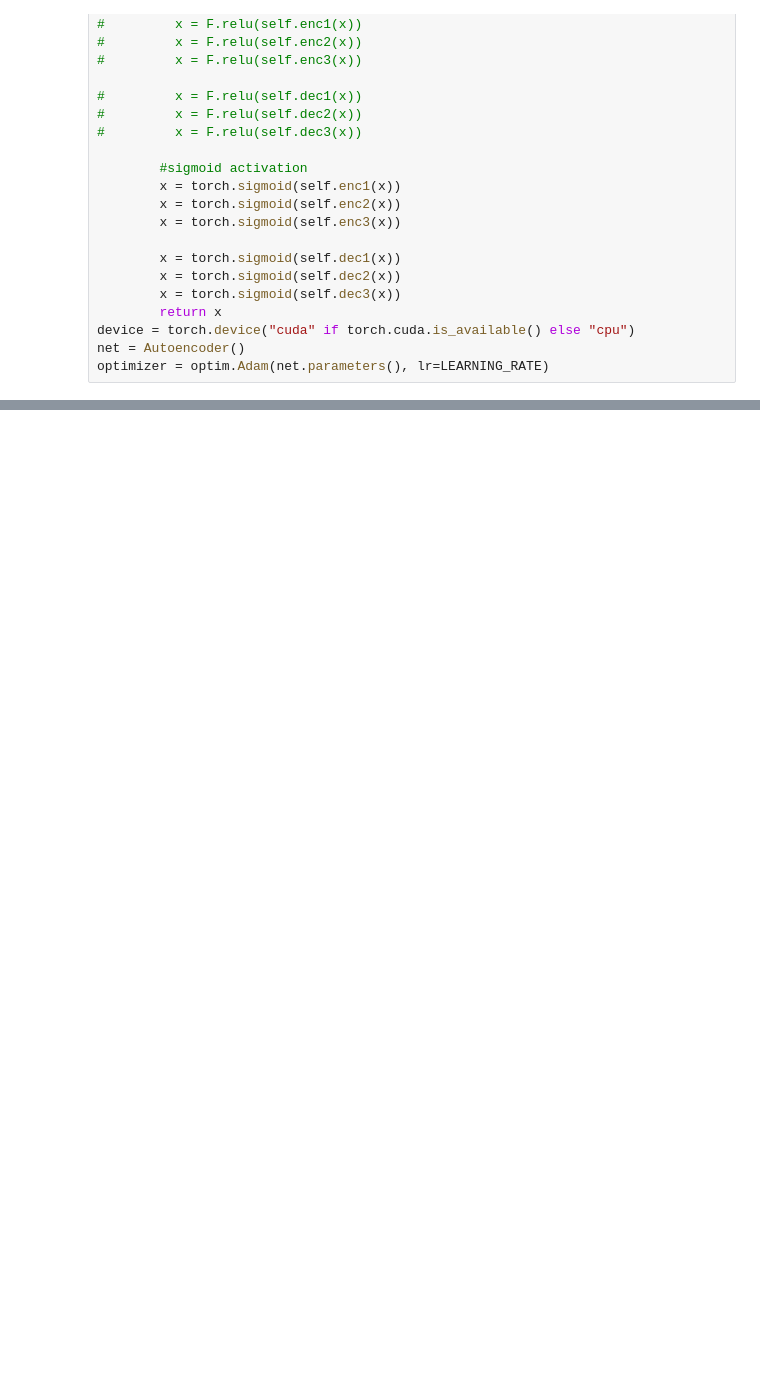
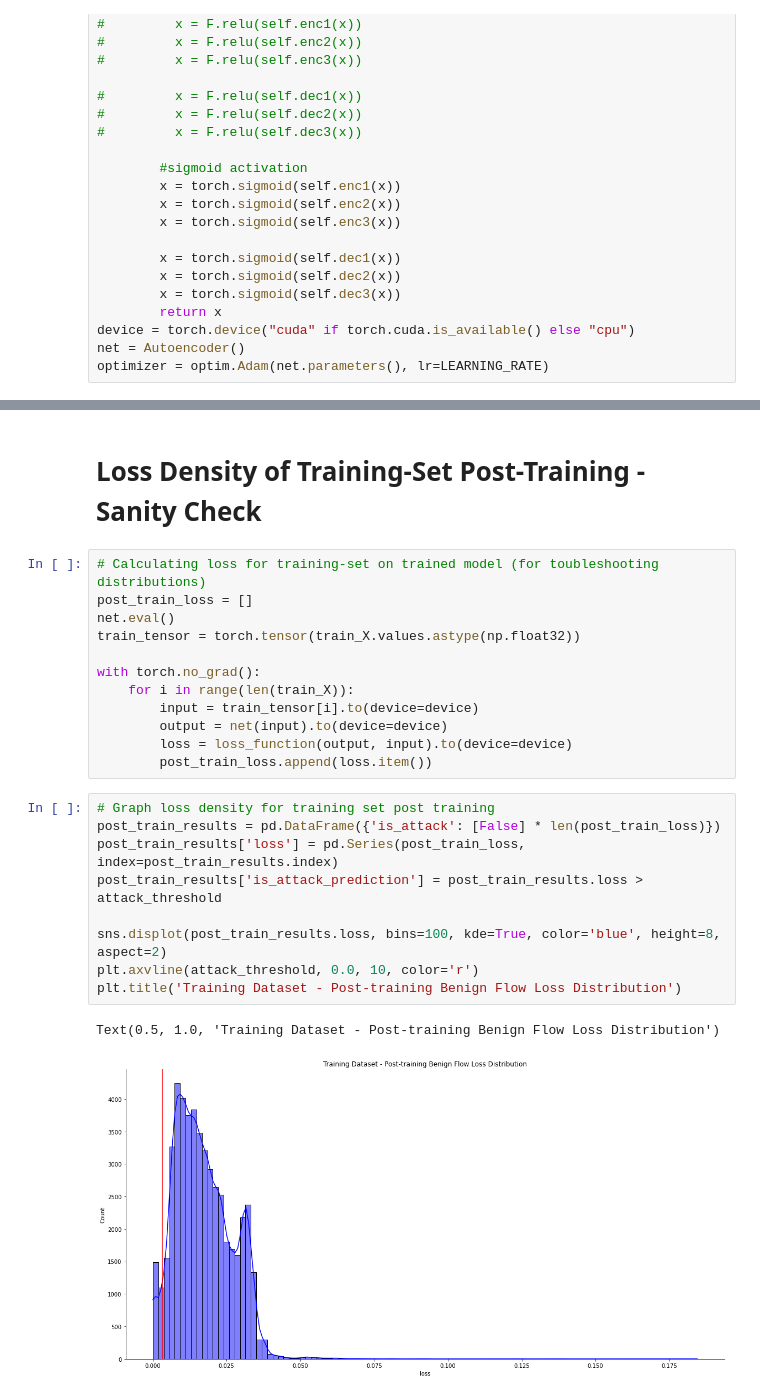
Before and after one commit to ArifulIslamPreence/IoT-TCP-Attack-detection, a Jupyter notebook: notebooks/tran_autoencoder.ipynb, the cells around one changed output, grey strips where cells are left out. Cells and saved outputs as stored; diff of their text form; blank space fills up the shorter version.

```diff
--- a/notebooks/tran_autoencoder.ipynb
+++ b/notebooks/tran_autoencoder.ipynb
@@ -225,0 +239,26 @@ Text(0.5, 1.0, 'Loss Distribution')
+# %% [markdown]
+# Loss Density of Training-Set Post-Training - Sanity Check
+# %%
+# Calculating loss for training-set on trained model (for toubleshooting distributions)
+post_train_loss = []
+net.eval()
+train_tensor = torch.tensor(train_X.values.astype(np.float32))
+
+with torch.no_grad():
+    for i in range(len(train_X)):
+        input = train_tensor[i].to(device=device)
+        output = net(input).to(device=device)
+        loss = loss_function(output, input).to(device=device)
+        post_train_loss.append(loss.item())
+# %%
+# Graph loss density for training set post training
+post_train_results = pd.DataFrame({'is_attack': [False] * len(post_train_loss)})
+post_train_results['loss'] = pd.Series(post_train_loss, index=post_train_results.index)
+post_train_results['is_attack_prediction'] = post_train_results.loss > attack_threshold
+
+sns.displot(post_train_results.loss, bins=100, kde=True, color='blue', height=8, aspect=2)
+plt.axvline(attack_threshold, 0.0, 10, color='r')
+plt.title('Training Dataset - Post-training Benign Flow Loss Distribution')
+# %% [output]
+Text(0.5, 1.0, 'Training Dataset - Post-training Benign Flow Loss Distribution')
+[figure, added]
```
Also changed, not shown: parts of 9 cells of this notebook.
